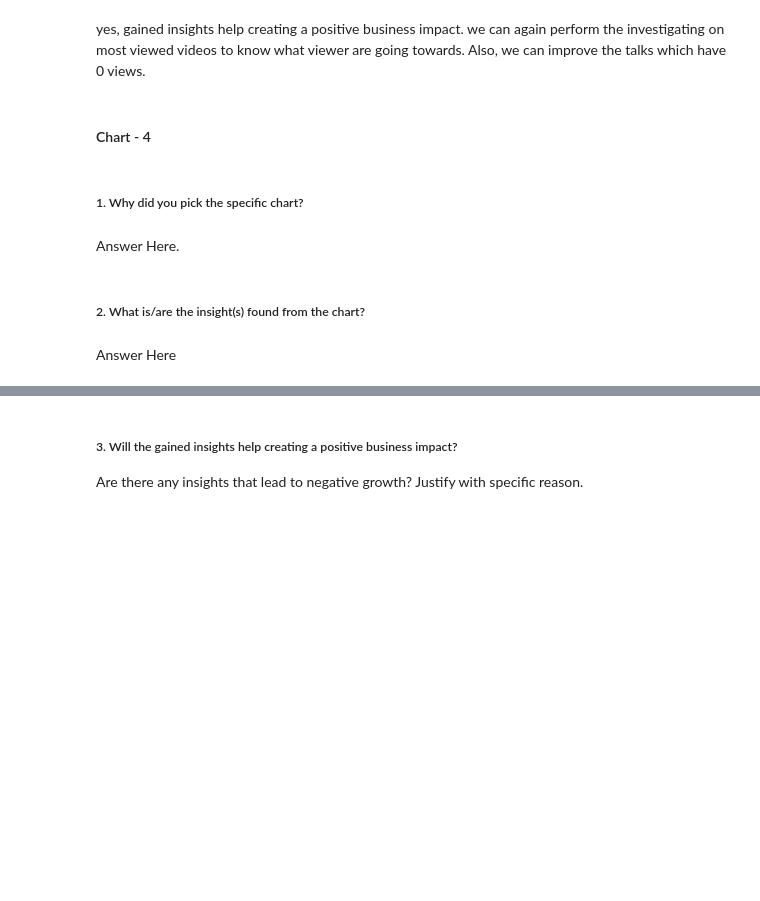
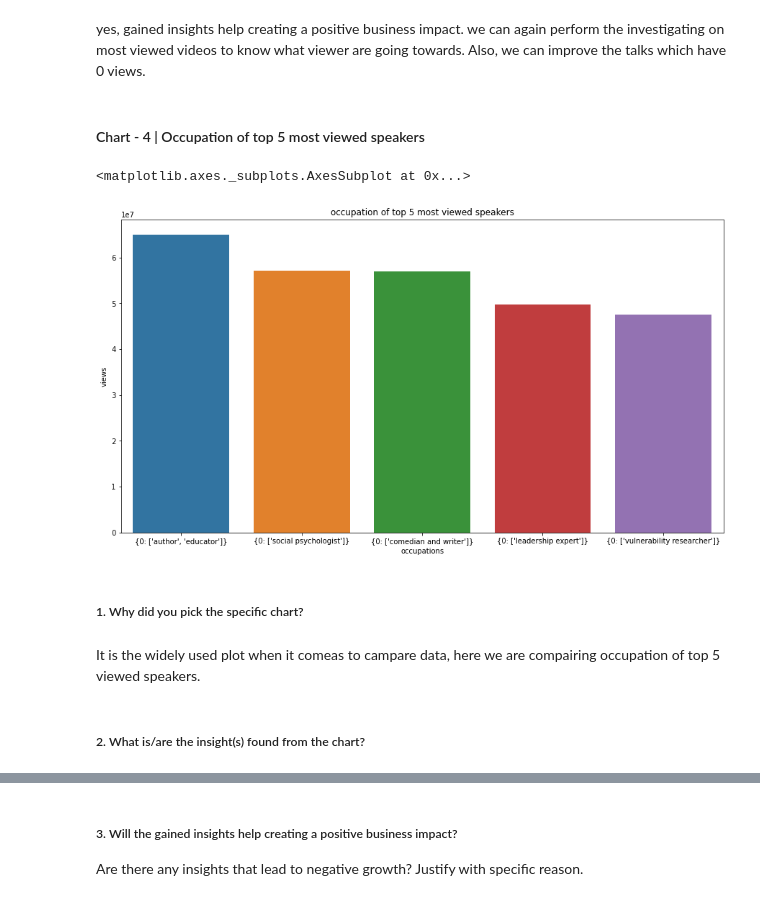
Before and after one commit to abhishekdhasmana17/ted-talk-view-prediction, a Jupyter notebook: Ted_Talk_Views_Prediction.ipynb, the cells around one changed output, grey strips where cells are left out. Saved outputs shown, nothing was run; the diff lists cells and outputs as text; code cells hidden in the pictures; blank space fills up the shorter version.

```diff
--- a/Ted_Talk_Views_Prediction.ipynb
+++ b/Ted_Talk_Views_Prediction.ipynb
@@ -719,4 +719,4 @@ Are there any insights that lead to negative growth? Justify with specific reaso
 yes, gained insights help creating a positive business impact.
 we can again perform the investigating on most viewed videos to know what viewer are going towards. Also, we can improve the talks which have 0 views.
 # %% [markdown]
-#### Chart - 4
+#### Chart - 4 | Occupation of top 5 most viewed speakers
@@ -725,8 +723,15 @@ we can again perform the investigating on most viewed videos to know what viewer
+# %%
+# Chart - 4 visualization code
+
+plt.figure(figsize=(15,8))
+plt.title("occupation of top 5 most viewed speakers")
+sns.barplot(x='occupations',y='views',data=pop_vid5)
+# %% [output]
+<matplotlib.axes._subplots.AxesSubplot at 0x...>
+[figure, added]
 # %% [markdown]
 ##### 1. Why did you pick the specific chart?
-# %% [markdown]
-Answer Here.
+# %% [markdown]
+It is the widely used plot when it comeas to campare data, here we are compairing occupation of top 5 viewed speakers.
 # %% [markdown]
 ##### 2. What is/are the insight(s) found from the chart?
-# %% [markdown]
-Answer Here
```
Also changed, not shown: parts of 17 cells of this notebook.
